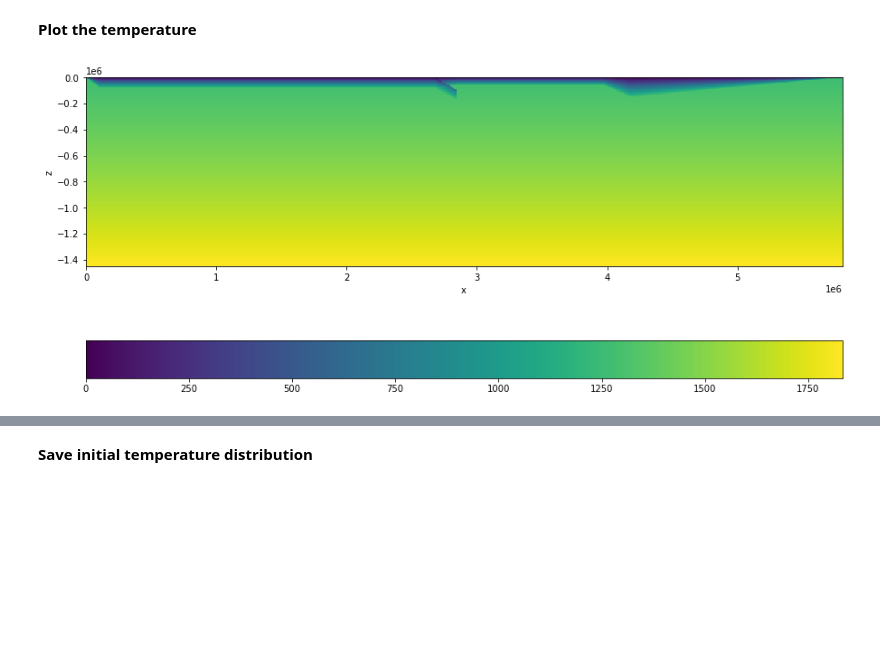
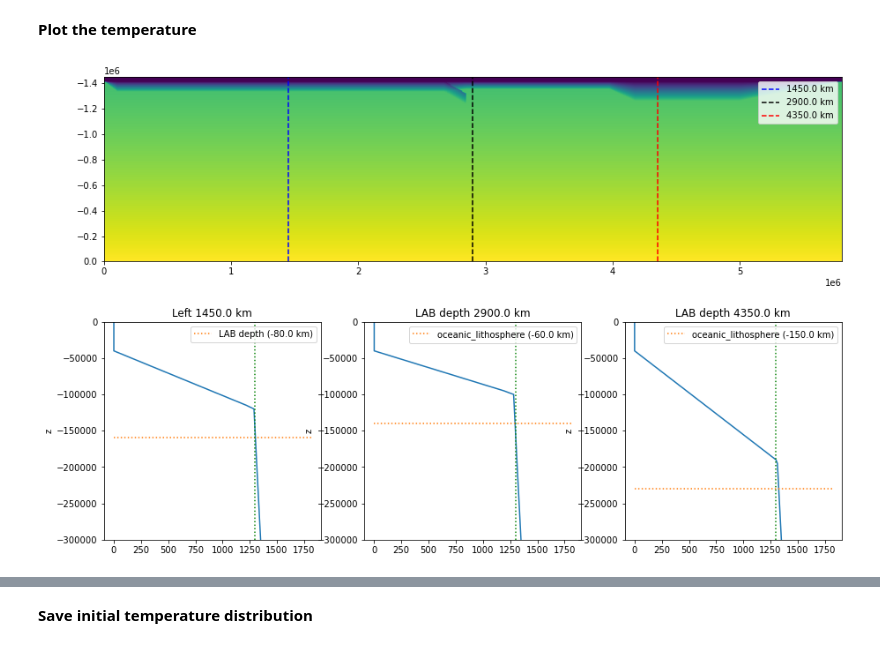
Before and after one commit to jamisonassuncao/mandyoc-scripts, a Jupyter notebook: subduction-initial.ipynb, the cells around one changed output, grey strips where cells are left out. Saved outputs shown, nothing was run; the diff lists cells and outputs as text; code cells hidden in the pictures; blank space fills up the shorter version.

```diff
--- a/subduction-initial.ipynb
+++ b/subduction-initial.ipynb
@@ -599,19 +609,70 @@ Coordinates:
   * z        (z) float64 -1.45e+06 -1.445e+06 -1.44e+06 ... -1e+04 -5e+03 0.0
 # %% [markdown]
 **Plot the temperature**
-# %%
-fig, ax = plt.subplots(figsize=(15, 10))
-# Change the orientation of the color bar
-cbar_kwargs = {"orientation": "horizontal"}
-kwargs = {"cbar_kwargs": cbar_kwargs}
-
-temperature.plot(y="z", **kwargs)
-ax.ticklabel_format(axis="both", style="sci", scilimits=(0, 0))
-ax.set_aspect("equal")
-
-plt.show()
-# %% [output]
-[figure, removed]
+# %%
+x_perc_1 = 0.25
+x_perc_2 = 0.50
+x_perc_3 = 0.75
+
+plt.figure(figsize=(15,10))
+
+# teperature
+plt.subplot(211)
+x, y = np.meshgrid(temperature.coords["x"],temperature.coords["z"])
+plt.imshow(temperature.T[::-1,:], extent=[xmin, xmax, zmax, zmin])
+plt.vlines(x_perc_1 * xmax, zmax, zmin, linestyle="dashed", color="blue", label=str(x_perc_1*xmax/1.0e3)+" km")
+plt.vlines(x_perc_2 * xmax, zmax, zmin, linestyle="dashed", color="black", label=str(x_perc_2*xmax/1.0e3)+" km")
+plt.vlines(x_perc_3 * xmax, zmax, zmin, linestyle="dashed", color="red", label=str(x_perc_3*xmax/1.0e3)+" km")
+plt.legend()
+
+# temperature in the oceanic crust
+plt.subplot(234)
+aux = temperature.sel(x=x_perc_1 * xmax, method="nearest")
+aux.plot(y="z")
+plt.title("Left {} km".format(aux.x.values / 1000))
+plt.plot(
+    aux,
+    (lid.sel(x=x_perc_1 * xmax, method="nearest").values + h_air) * np.ones_like(aux.z),
+    label="LAB depth ({} km)".format(oceanic_lab_depth / 1e3),
+    linestyle='dotted'
+)
+plt.vlines(1300,-300_000,0, linestyles='dotted', color='green')
+plt.ylim((-300e3, zmax))
+plt.legend()
+
+# temperature in the arc zone
+plt.subplot(235)
+aux = temperature.sel(x=x_perc_2 * xmax, method="nearest")
+aux.plot(y="z")
+plt.title("LAB depth {} km".format(aux.x.values / 1000))
+plt.plot(
+    aux,
+    (lid.sel(x=x_perc_2 * xmax, method="nearest").values + h_air) * np.ones_like(aux.z),
+    label="oceanic_lithosphere ({} km)".format(arc_depth / 1e3),
+    linestyle='dotted'
+)
+plt.vlines(1300,-300_000,0, linestyles='dotted', color='green')
+plt.ylim((-300e3, zmax))
+plt.legend()
+
+# temperature in the craton area
+plt.subplot(236)
+aux = temperature.sel(x=x_perc_3 * xmax, method="nearest")
+aux.plot(y="z")
+plt.title("LAB depth {} km".format(aux.x.values / 1000))
+plt.plot(
+    aux,
+    (lid.sel(x=x_perc_3 * xmax, method="nearest").values + h_air) * np.ones_like(aux.z),
+    label="oceanic_lithosphere ({} km)".format(continental_lab_depth / 1e3),
+    linestyle='dotted'
+)
+plt.vlines(1300,-300_000,0, linestyles='dotted', color='green')
+plt.ylim((-300e3, zmax))
+plt.legend()
+
+plt.show()
+# %% [output]
+[figure, added]
 # %%
 fig, ax = plt.subplots(figsize=(15, 10))
 # Change the orientation of the color bar
```
Also changed, not shown: parts of 12 cells of this notebook, 1 other file.
